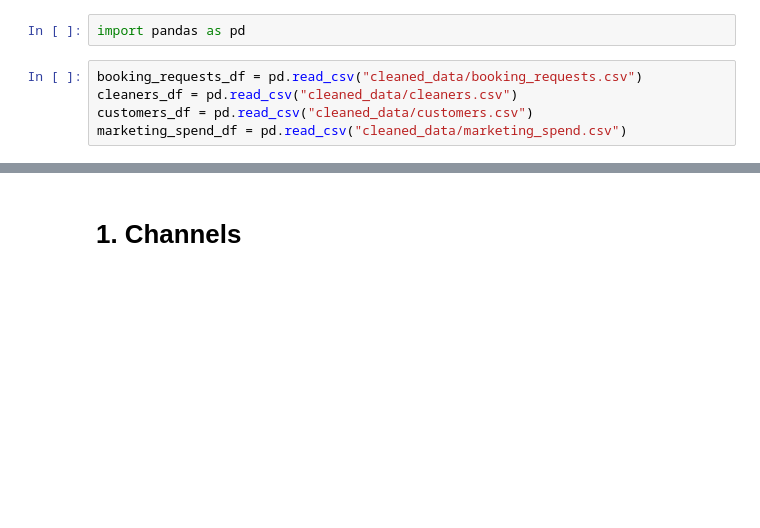
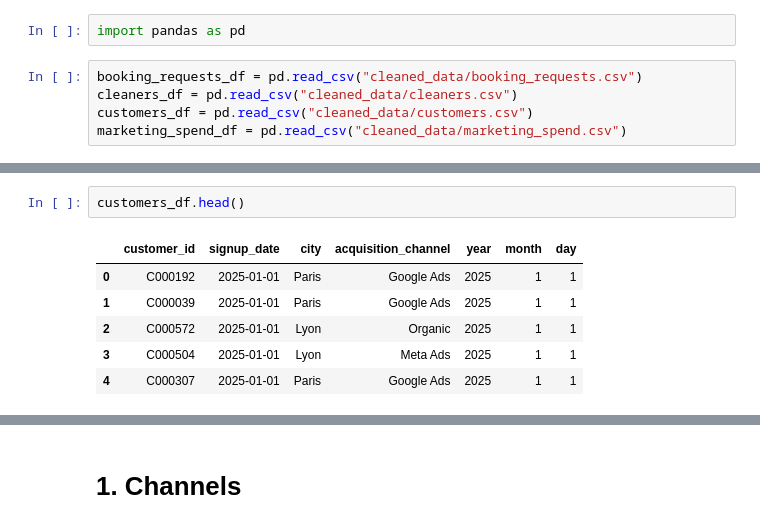
Before and after one commit to Berenice029/Growth_modelling_project, a Jupyter notebook: question_2.ipynb, the cells around one changed output, grey strips where cells are left out. Drawn from its saved outputs; the diff is of its cells as text; blank space fills up the shorter version.

```diff
--- a/question_2.ipynb
+++ b/question_2.ipynb
@@ -7,0 +26,9 @@ marketing_spend_df = pd.read_csv("cleaned_data/marketing_spend.csv")
+# %%
+customers_df.head()
+# %% [output]
+|  | customer_id | signup_date | city | acquisition_channel | year | month | day |
+| 0 | C000192 | 2025-01-01 | Paris | Google Ads | 2025 | 1 | 1 |
+| 1 | C000039 | 2025-01-01 | Paris | Google Ads | 2025 | 1 | 1 |
+| 2 | C000572 | 2025-01-01 | Lyon | Organic | 2025 | 1 | 1 |
+| 3 | C000504 | 2025-01-01 | Lyon | Meta Ads | 2025 | 1 | 1 |
+| 4 | C000307 | 2025-01-01 | Paris | Google Ads | 2025 | 1 | 1 |
```
Also changed, not shown: parts of 8 cells of this notebook.
